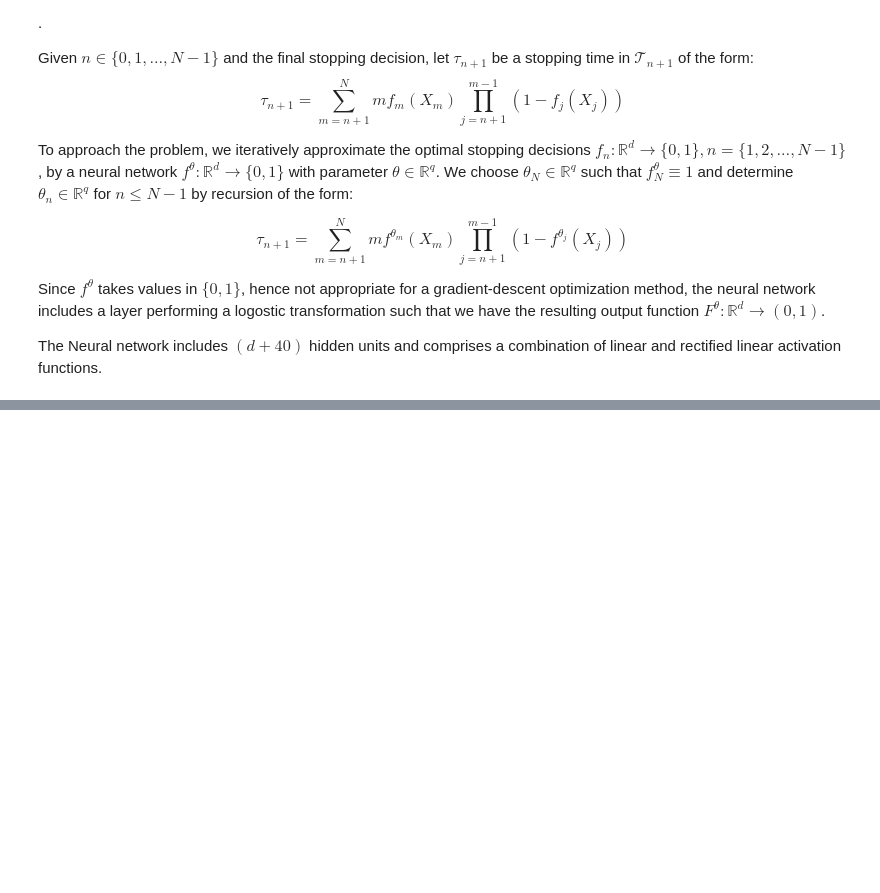
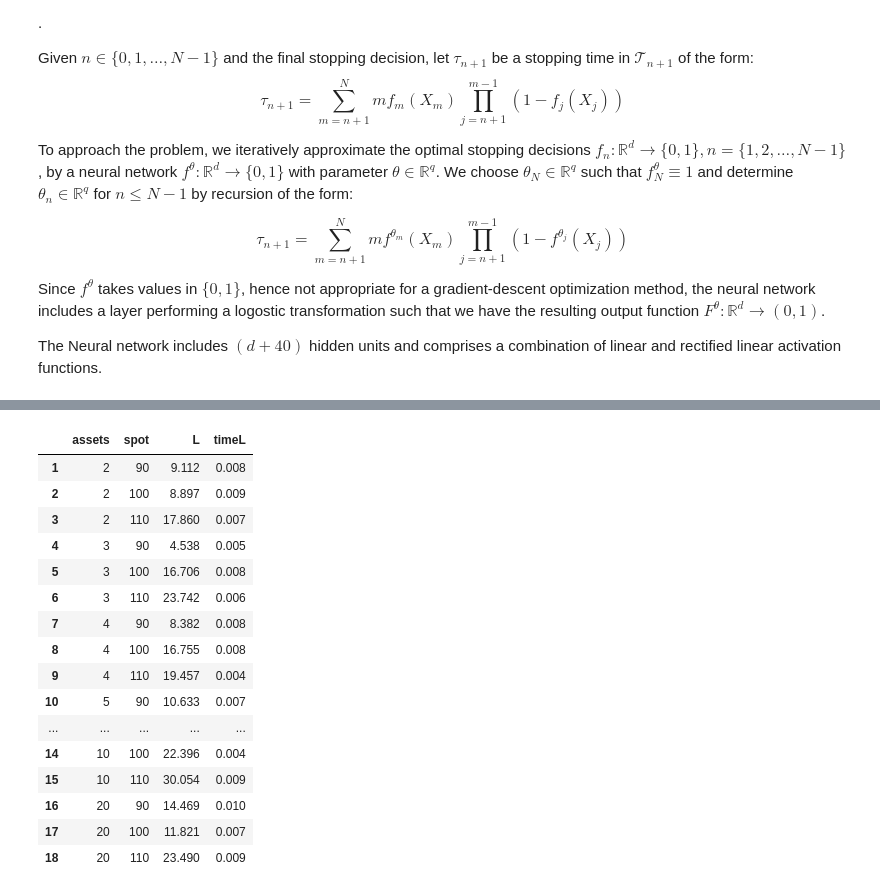
Before and after one commit to claudia-viaro/optimal_stopping-switching, a Jupyter notebook: optimal_stopping_V1.ipynb, the cells around one changed output, grey strips where cells are left out. Saved outputs shown, nothing was run; the diff lists cells and outputs as text; code cells hidden in the pictures; blank space fills up the shorter version.

```diff
--- a/optimal_stopping_V1.ipynb
+++ b/optimal_stopping_V1.ipynb
@@ -348,0 +404,32 @@ testing = pricing.price()
+# %%
+dict ={}
+
+# Insert data into dictionary
+dict1 = {
+     1: ["2", 90, 9.112, 0.008],
+     2: ["2", 100, 8.897, 0.009],
+     3: ["2", 110, 17.86, 0.007],
+     4: ["3", 90, 4.538, 0.005],
+     5: ["3", 100, 16.706, 0.008],
+     6: ["3", 110, 23.742, 0.006],
+     7: ["4", 90, 8.382, 0.008],
+     8: ["4", 100, 16.755, 0.008],
+     9: ["4", 110, 19.457, 0.004],
+     10: ["5", 90, 10.633, 0.007],
+     11: ["5", 100, 19.058, 0.006],
+     12: ["5", 110, 26.149, 0.005],
+     13: ["10", 90, 11.364, 0.008],
+     14: ["10", 100, 22.396, 0.004],
+     15: ["10", 110, 30.054, 0.009],
+     16: ["20", 90, 14.469, 0.01],
+     17: ["20", 100, 11.821, 0.007],
+     18: ["20", 110, 23.49, 0.009],
+     }
+
+# Print the names of the columns.
+print ("{:<10} {:<10} {:<10} {:<10}".format('assets', 'spot', 'L', 'timeL'))
+
+# print each data item.
+for key, value in dict1.items():
+    assets, spot, L, timeL = value
+    print ("{:<10} {:<10} {:<10} {:<10}".format(assets, spot, L, timeL))
@@ -348,0 +456,24 @@ testing = pricing.price()
+# %%
+
+import pandas as pd
+pricing_df = pd.DataFrame.from_dict(dict1, orient='index')
+pricing_df.columns = ['assets', 'spot', 'L', 'timeL']
+pricing_df
+# %% [output]
+|  | assets | spot | L | timeL |
+| 1 | 2 | 90 | 9.112 | 0.008 |
+| 2 | 2 | 100 | 8.897 | 0.009 |
+| 3 | 2 | 110 | 17.860 | 0.007 |
+| 4 | 3 | 90 | 4.538 | 0.005 |
+| 5 | 3 | 100 | 16.706 | 0.008 |
+| 6 | 3 | 110 | 23.742 | 0.006 |
+| 7 | 4 | 90 | 8.382 | 0.008 |
+| 8 | 4 | 100 | 16.755 | 0.008 |
+| 9 | 4 | 110 | 19.457 | 0.004 |
+| 10 | 5 | 90 | 10.633 | 0.007 |
+| ... | ... | ... | ... | ... |
+| 14 | 10 | 100 | 22.396 | 0.004 |
+| 15 | 10 | 110 | 30.054 | 0.009 |
+| 16 | 20 | 90 | 14.469 | 0.010 |
+| 17 | 20 | 100 | 11.821 | 0.007 |
+| 18 | 20 | 110 | 23.490 | 0.009 |
```
Also changed, not shown: parts of 6 cells of this notebook.
